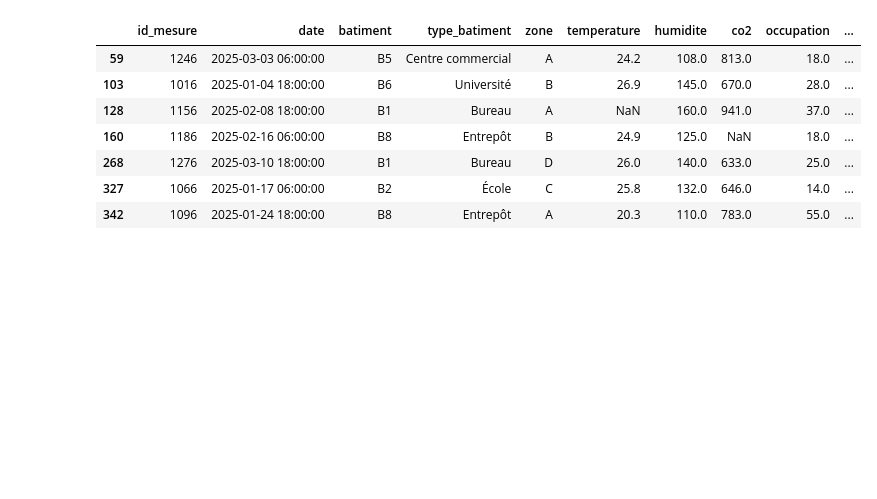
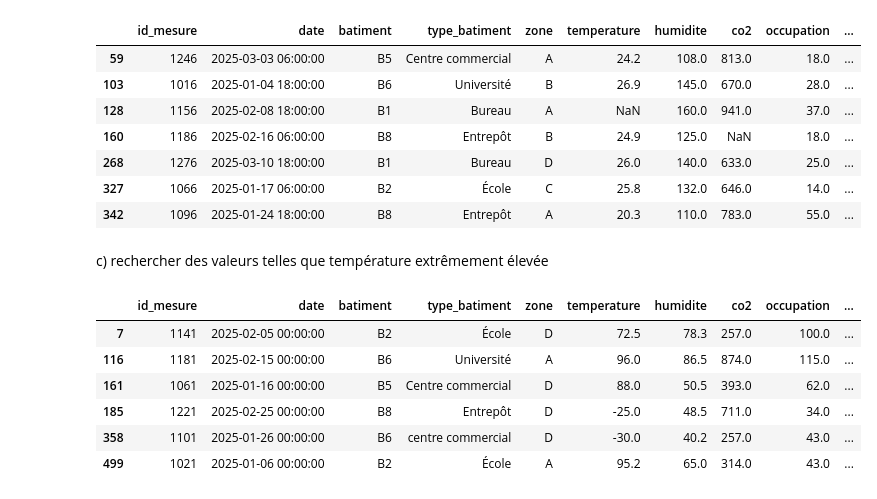
Before and after one commit to yohanfredyh/preparation_donn-es_tabulaires, a Jupyter notebook: notebooks/atelier_prepa_donnees_tab.ipynb, the cells around one changed output. Saved outputs shown, nothing was run; the diff lists cells and outputs as text; code cells hidden in the pictures; blank space fills up the shorter version.

Commit message:
température extrêmement élevée

```diff
--- a/notebooks/atelier_prepa_donnees_tab.ipynb
+++ b/notebooks/atelier_prepa_donnees_tab.ipynb
@@ -161,3 +161,15 @@ df[df['humidite'] > 100]
 | 268 | 1276 | 2025-03-10 18:00:00 | B1 | Bureau | D | 26.0 | 140.0 | 633.0 | 25.0 | ... |
 | 327 | 1066 | 2025-01-17 06:00:00 | B2 | École | C | 25.8 | 132.0 | 646.0 | 14.0 | ... |
 | 342 | 1096 | 2025-01-24 18:00:00 | B8 | Entrepôt | A | 20.3 | 110.0 | 783.0 | 55.0 | ... |
+# %% [markdown]
+c) rechercher des valeurs telles que température extrêmement élevée
+# %%
+df[(df['temperature'] > 45) | (df['temperature'] < -10)]
+# %% [output]
+|  | id_mesure | date | batiment | type_batiment | zone | temperature | humidite | co2 | occupation | ... |
+| 7 | 1141 | 2025-02-05 00:00:00 | B2 | École | D | 72.5 | 78.3 | 257.0 | 100.0 | ... |
+| 116 | 1181 | 2025-02-15 00:00:00 | B6 | Université | A | 96.0 | 86.5 | 874.0 | 115.0 | ... |
+| 161 | 1061 | 2025-01-16 00:00:00 | B5 | Centre commercial | D | 88.0 | 50.5 | 393.0 | 62.0 | ... |
+| 185 | 1221 | 2025-02-25 00:00:00 | B8 | Entrepôt | D | -25.0 | 48.5 | 711.0 | 34.0 | ... |
+| 358 | 1101 | 2025-01-26 00:00:00 | B6 | centre commercial | D | -30.0 | 40.2 | 257.0 | 43.0 | ... |
+| 499 | 1021 | 2025-01-06 00:00:00 | B2 | École | A | 95.2 | 65.0 | 314.0 | 43.0 | ... |
```
